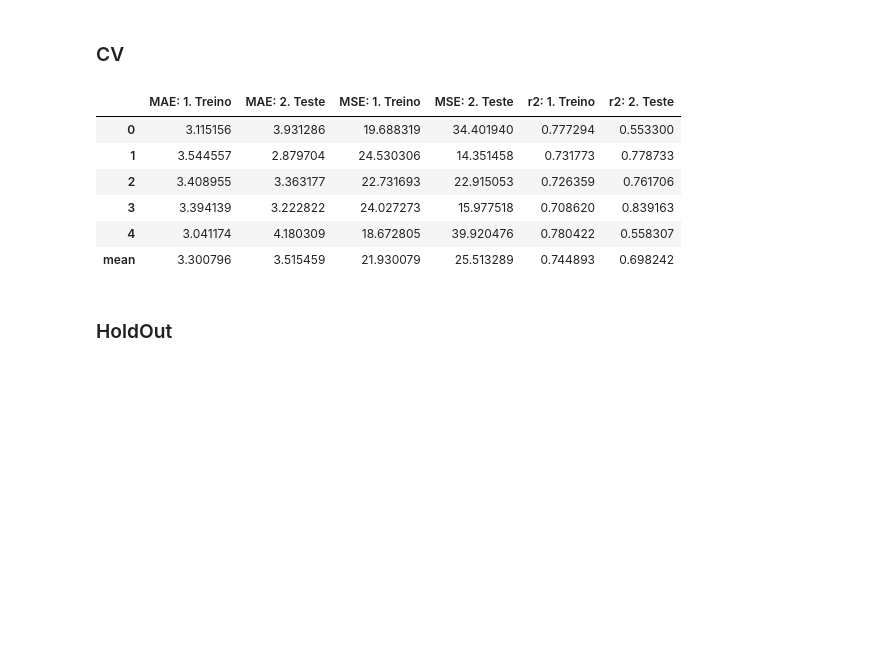
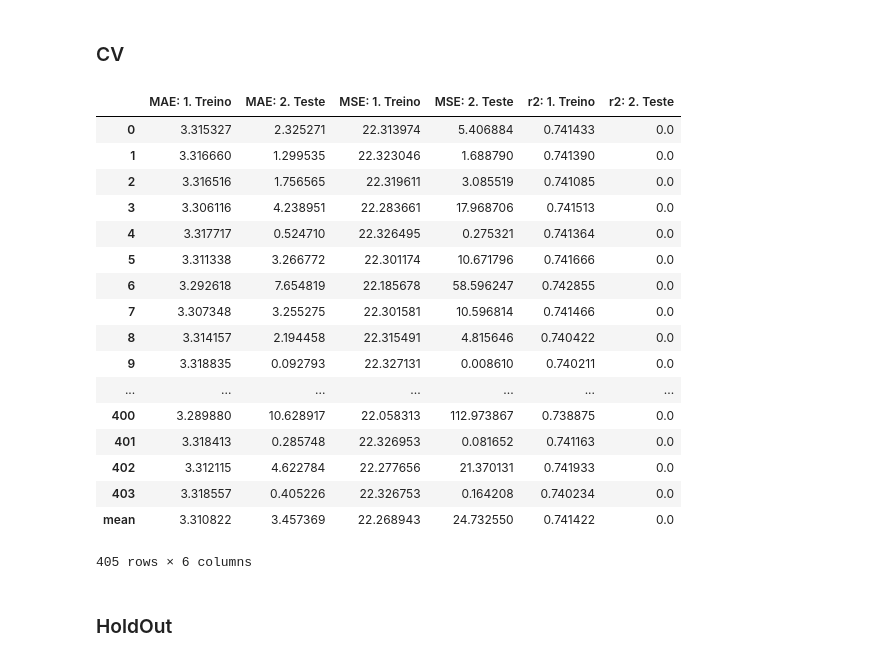
Before and after one commit to mopdc/python-codes, a Jupyter notebook: applied algorithms/regression examples/Regression Analysis in Boston dataset-v2.ipynb, the cells around one changed output. Cells and saved outputs as stored; diff of their text form; code cells hidden in the pictures; blank space fills up the shorter version.

Commit message:
adding details
loo validation and verbose in gridsearchcv

```diff
--- a/applied algorithms/regression examples/Regression Analysis in Boston dataset-v2.ipynb
+++ b/applied algorithms/regression examples/Regression Analysis in Boston dataset-v2.ipynb
@@ -62,7 +61,7 @@ def split_train_test_data (data, name_target, test_size, random_state):
     X_all = data.drop([name_target], axis = 1)
     y_all = data[name_target]
 
-    X_train, X_test, y_train, y_test = train_test_split(X_all, y_all, test_size = test_size ,random_state =random_state)
+    X_train, X_test, y_train, y_test = train_test_split(X_all, y_all, test_size = test_size ,random_state = random_state)
 
     print "Training set has {} samples and {} features.".format(X_train.shape[0], X_train.shape[1])
     print "Testing set has {} samples and {} features.".format(X_test.shape[0], X_test.shape[1])
@@ -75,9 +74,8 @@ def split_train_test_data (data, name_target, test_size, random_state):
     return X_train, X_test, y_train, y_test
 
 
-
-def grid_search_model (x, y, clf, parameters, scorer, cv):
-    grid_obj = GridSearchCV(clf, parameters, scoring = scorer, cv =  cv)
+def grid_search_model (x, y, clf, parameters, scorer, cv, verbose):
+    grid_obj = GridSearchCV(clf, parameters, scoring = scorer, cv =  cv, verbose= verbose)
     start = time()
     grid_fit = grid_obj.fit(x, y)
     end = time()
@@ -86,6 +84,7 @@ def grid_search_model (x, y, clf, parameters, scorer, cv):
     print "Find best parameterers in {:.4f} seconds.".format(end - start)
     return grid_fit.best_estimator_
 
+
 def model_reg_cv (model, X, y, cv):
 
     first = True
@@ -93,16 +92,18 @@ def model_reg_cv (model, X, y, cv):
     for train_index, test_index in cv.split(X):
         #print(train_index)
         model2 = model.fit(X.iloc[train_index],y[train_index])
+
+        pred_train = model2.predict(X.iloc[train_index])
         pred_test = model2.predict(X.iloc[test_index])
-        pred_train = model2.predict(X.iloc[train_index])
+
         y_train = y[train_index]
         y_test = y[test_index]
 
+        mse_treino = mean_squared_error(y_train, pred_train)
         mse_teste = mean_squared_error(y_test, pred_test)
-        mse_treino = mean_squared_error(y_train, pred_train)
 
+        mae_treino = mean_absolute_error(y_train, pred_train)
         mae_teste = mean_absolute_error(y_test, pred_test)
-        mae_treino = mean_absolute_error(y_train, pred_train)
 
         r2_treino = r2_score (y_train, pred_train)
         r2_teste = r2_score (y_test, pred_test)
@@ -124,12 +125,10 @@ def model_reg_cv (model, X, y, cv):
         else:
             results_folds = pd.concat([results_folds, resultados_aux], axis = 0)
 
-    results_folds.index = range(cv.n_splits)
-
+    results_folds.index = range(cv.get_n_splits(X))
     results_mean = np.transpose(pd.DataFrame(results_folds.mean(), columns=['mean']))
 
     results_folds = pd.concat([results_folds, results_mean], axis = 0)
-    #results_folds.index = [range(cv.n_splits), 'mean']
 
     return results_folds
 
@@ -137,9 +136,11 @@ def model_reg_cv (model, X, y, cv):
 
 def model_reg_holdout (reg, X_train, y_train, X_test, y_test):
     reg.fit(X_train, y_train)
+
     pred_train = reg.predict(X_train)
     pred_test = reg.predict(X_test)
 
+    #coeficientes
     #print "Number of coefficients:", len(reg.coef_)
     #print "Estimated intercept coefficient:", reg.intercept_
 
@@ -170,7 +171,6 @@ def model_reg_holdout (reg, X_train, y_train, X_test, y_test):
 
 
 def plot_graphs ( X_train, y_train, X_test, y_test):
-
     plt.scatter(y_train, lm.predict(X_train))
     plt.xlabel("Prices: $Y_i$")
     plt.ylabel("Predicted prices: $\hat{Y}_i$")
@@ -318,17 +318,31 @@ A função exporta: treino e teste  com mae, mse, r2
 ## Regressão Linear
 # %% [markdown]
 ###  CV
+# %%
+cv_kfold = KFold(5, random_state=12)
+cv_loo = LeaveOneOut()
 # %%
 lm = LinearRegression(fit_intercept=True, normalize=False, copy_X=True, n_jobs=1)
-model_reg_cv(lm, X_train_final, y_train, cv = KFold(5, random_state=12))
+model_reg_cv(lm, X_train_final, y_train, cv = cv_loo)
 # %% [output]
 |  | MAE: 1. Treino | MAE: 2. Teste | MSE: 1. Treino | MSE: 2. Teste | r2: 1. Treino | r2: 2. Teste |
-| 0 | 3.115156 | 3.931286 | 19.688319 | 34.401940 | 0.777294 | 0.553300 |
-| 1 | 3.544557 | 2.879704 | 24.530306 | 14.351458 | 0.731773 | 0.778733 |
-| 2 | 3.408955 | 3.363177 | 22.731693 | 22.915053 | 0.726359 | 0.761706 |
-| 3 | 3.394139 | 3.222822 | 24.027273 | 15.977518 | 0.708620 | 0.839163 |
-| 4 | 3.041174 | 4.180309 | 18.672805 | 39.920476 | 0.780422 | 0.558307 |
-| mean | 3.300796 | 3.515459 | 21.930079 | 25.513289 | 0.744893 | 0.698242 |
+| 0 | 3.315327 | 2.325271 | 22.313974 | 5.406884 | 0.741433 | 0.0 |
+| 1 | 3.316660 | 1.299535 | 22.323046 | 1.688790 | 0.741390 | 0.0 |
+| 2 | 3.316516 | 1.756565 | 22.319611 | 3.085519 | 0.741085 | 0.0 |
+| 3 | 3.306116 | 4.238951 | 22.283661 | 17.968706 | 0.741513 | 0.0 |
+| 4 | 3.317717 | 0.524710 | 22.326495 | 0.275321 | 0.741364 | 0.0 |
+| 5 | 3.311338 | 3.266772 | 22.301174 | 10.671796 | 0.741666 | 0.0 |
+| 6 | 3.292618 | 7.654819 | 22.185678 | 58.596247 | 0.742855 | 0.0 |
+| 7 | 3.307348 | 3.255275 | 22.301581 | 10.596814 | 0.741466 | 0.0 |
+| 8 | 3.314157 | 2.194458 | 22.315491 | 4.815646 | 0.740422 | 0.0 |
+| 9 | 3.318835 | 0.092793 | 22.327131 | 0.008610 | 0.740211 | 0.0 |
+| ... | ... | ... | ... | ... | ... | ... |
+| 400 | 3.289880 | 10.628917 | 22.058313 | 112.973867 | 0.738875 | 0.0 |
+| 401 | 3.318413 | 0.285748 | 22.326953 | 0.081652 | 0.741163 | 0.0 |
+| 402 | 3.312115 | 4.622784 | 22.277656 | 21.370131 | 0.741933 | 0.0 |
+| 403 | 3.318557 | 0.405226 | 22.326753 | 0.164208 | 0.740234 | 0.0 |
+| mean | 3.310822 | 3.457369 | 22.268943 | 24.732550 | 0.741422 | 0.0 |
+405 rows × 6 columns
 # %% [markdown]
 ### HoldOut
 # %%
```
Also changed, not shown: parts of 10 cells of this notebook.
